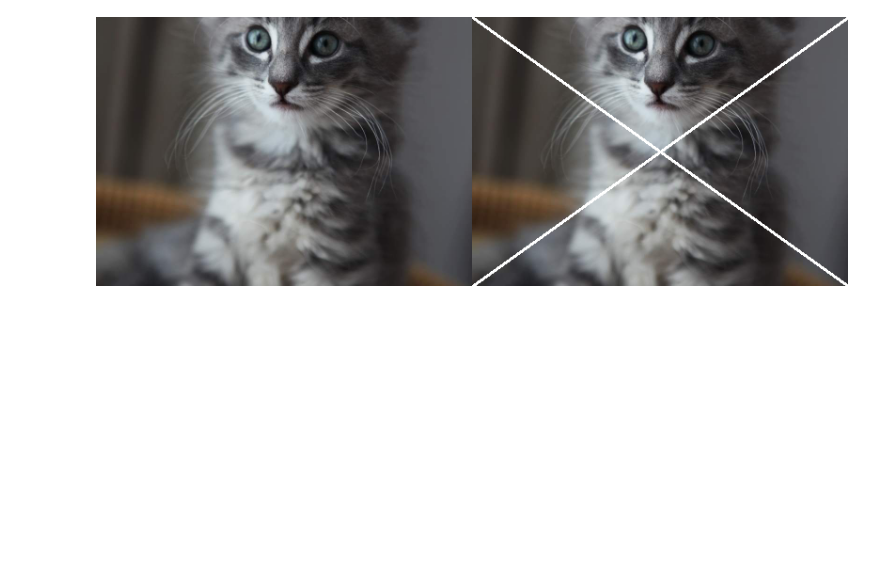
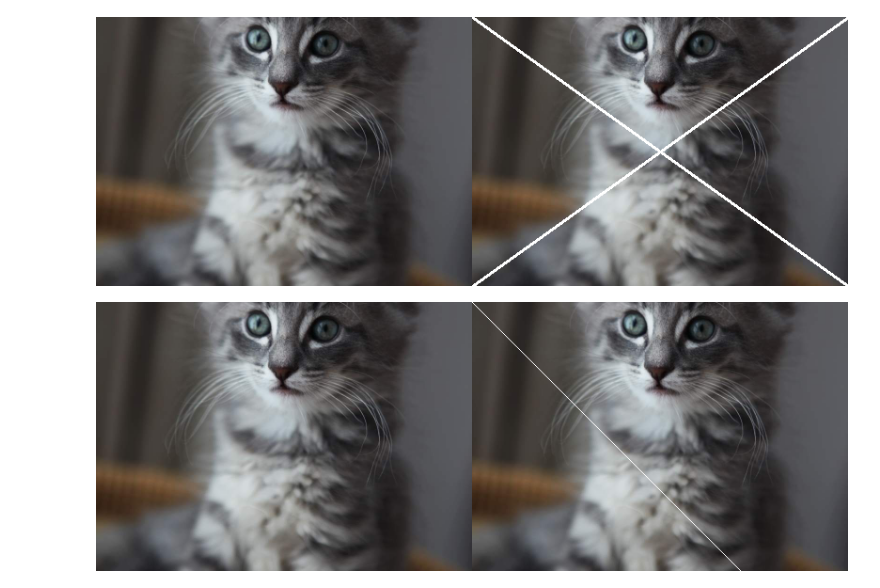
Before and after one commit to Agustindwinurhamidah/PCVK, a Jupyter notebook: week1.ipynb, the cells around one changed output. Cells and saved outputs as stored; diff of their text form; code cells hidden in the pictures; blank space fills up the shorter version.

```diff
--- a/week1.ipynb
+++ b/week1.ipynb
@@ -57,6 +57,17 @@ cv2_imshow(final_frame1)
 # %% [output]
 [figure]
 [figure]
+# %%
+image_4 = cv.cvtColor(image, cv.COLOR_BGR2RGB)
+for z in range (tinggi):
+ for x in range (lebar):
+  if z==x:
+    image_4[z,x] = [255,255,255]
+
+final_frame = cv.hconcat((image_2 ,image_4))
+cv2_imshow(final_frame)
+# %% [output]
+[figure, added]
 # %%
 Pertanyaan
 1. karena google colab bisa melihat kode program punya teman kita
```
